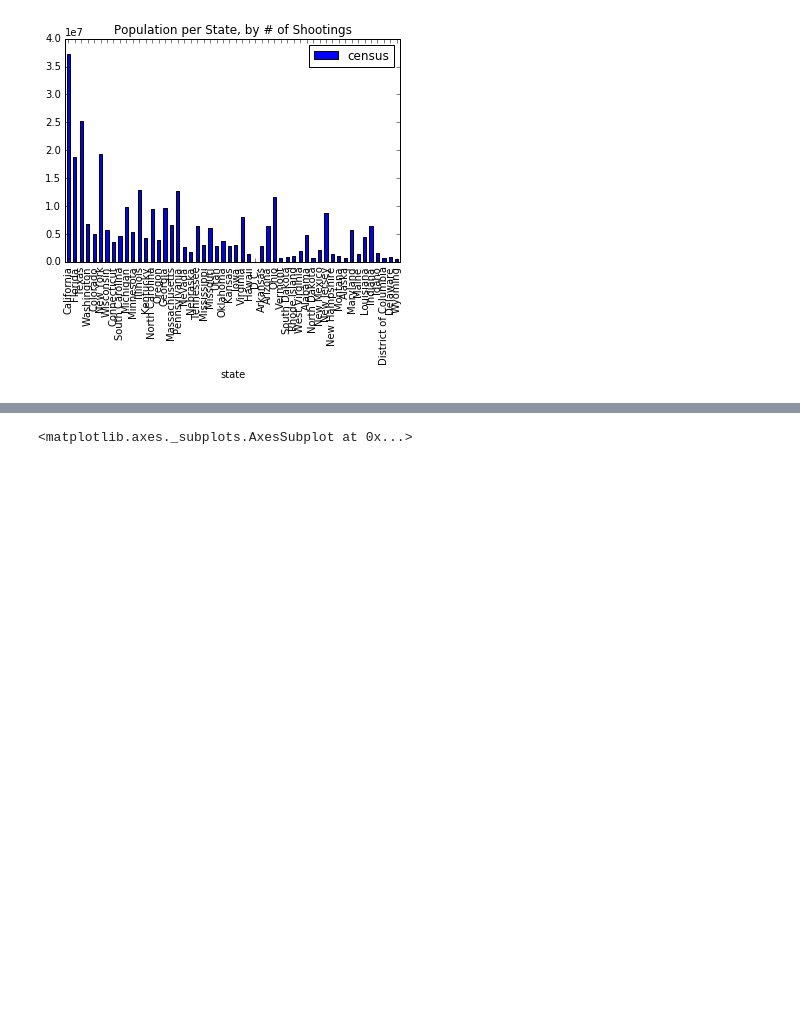
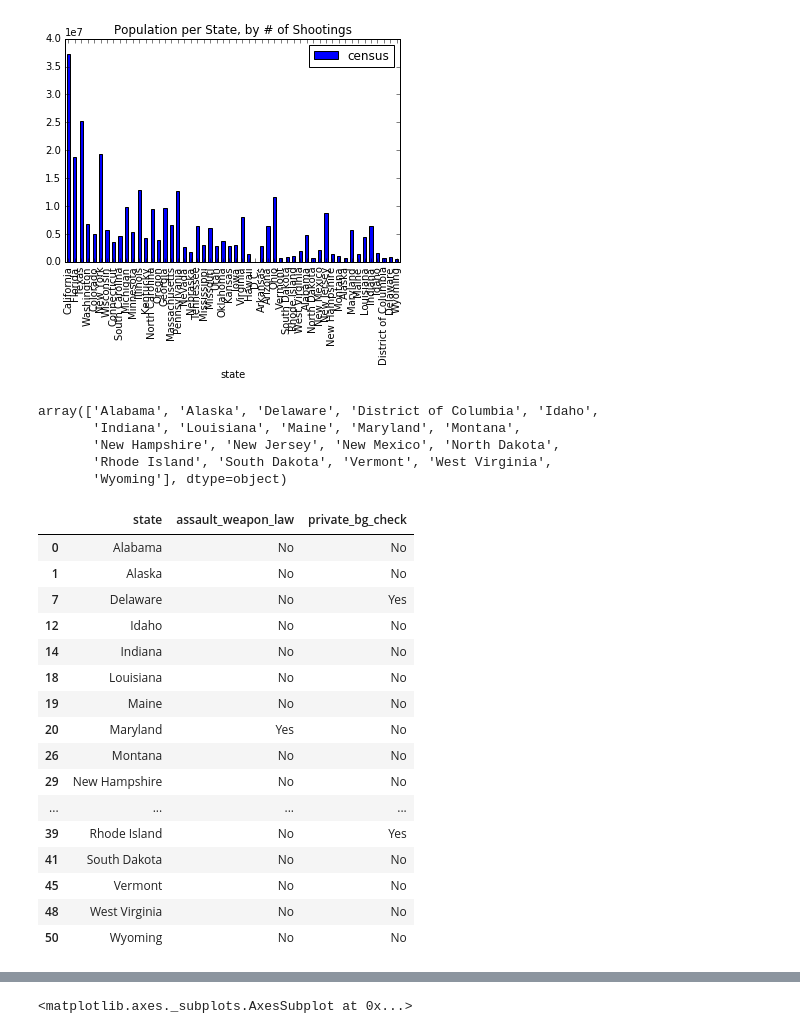
Before and after one commit to whitgroves/motherjones-mass-shooting-analysis, a Jupyter notebook: motherjones_mass_shooting_analysis.ipynb, the cells around one changed output, grey strips where cells are left out. Saved outputs shown, nothing was run; the diff lists cells and outputs as text; code cells hidden in the pictures; blank space fills up the shorter version.

Commit message:
analysis of restrictions in states with the most/least shootings

```diff
--- a/motherjones_mass_shooting_analysis.ipynb
+++ b/motherjones_mass_shooting_analysis.ipynb
@@ -178,3 +178,39 @@ cs4.sort_values('shootings', ascending=False).plot.bar(stacked=True, x='state',
 # %% [output]
 <matplotlib.axes._subplots.AxesSubplot at 0x...>
 [figure]
+# %%
+# Let's look at the places with no incidents and examine both their
+# population sizes and gun laws.
+non_shooting_states = cs[np.isnan(cs['Total victims'])].index.values
+non_shooting_states
+# %% [output]
+array(['Alabama', 'Alaska', 'Delaware', 'District of Columbia', 'Idaho',
+       'Indiana', 'Louisiana', 'Maine', 'Maryland', 'Montana',
+       'New Hampshire', 'New Jersey', 'New Mexico', 'North Dakota',
+       'Rhode Island', 'South Dakota', 'Vermont', 'West Virginia',
+       'Wyoming'], dtype=object)
+# %%
+# For more information about these files, see README
+long_gun_laws = pd.read_csv('state_long_gun_laws.csv')
+handgun_laws = pd.read_csv('state_handgun_laws.csv')
+# %%
+lgl = long_gun_laws.copy()
+lgl[lgl['state'].isin(non_shooting_states)][['state','assault_weapon_law','private_bg_check']]
+# %% [output]
+|  | state | assault_weapon_law | private_bg_check |
+| 0 | Alabama | No | No |
+| 1 | Alaska | No | No |
+| 7 | Delaware | No | Yes |
+| 12 | Idaho | No | No |
+| 14 | Indiana | No | No |
+| 18 | Louisiana | No | No |
+| 19 | Maine | No | No |
+| 20 | Maryland | Yes | No |
+| 26 | Montana | No | No |
+| 29 | New Hampshire | No | No |
+| ... | ... | ... | ... |
+| 39 | Rhode Island | No | Yes |
+| 41 | South Dakota | No | No |
+| 45 | Vermont | No | No |
+| 48 | West Virginia | No | No |
+| 50 | Wyoming | No | No |
```
Also changed, not shown: parts of 5 cells of this notebook.
